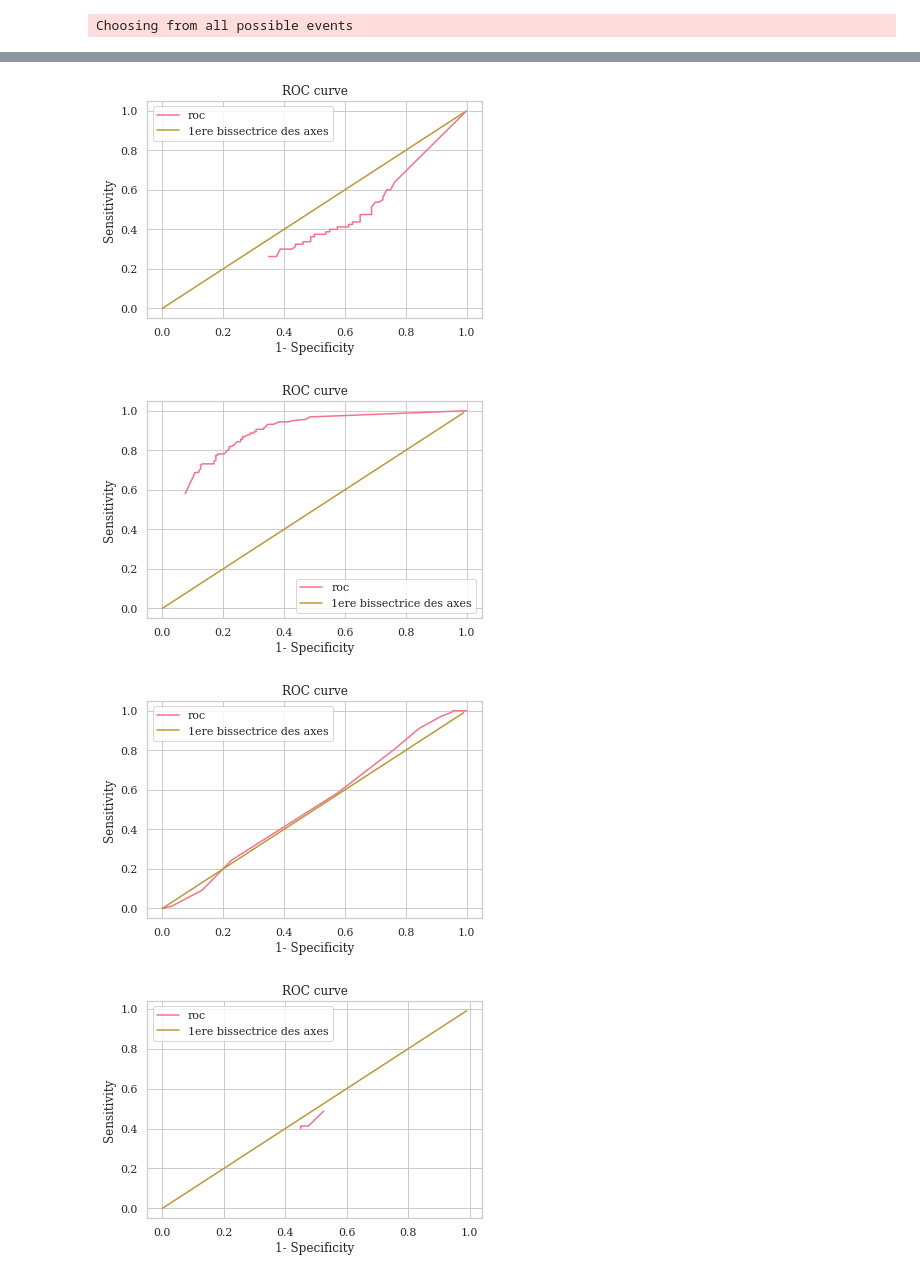
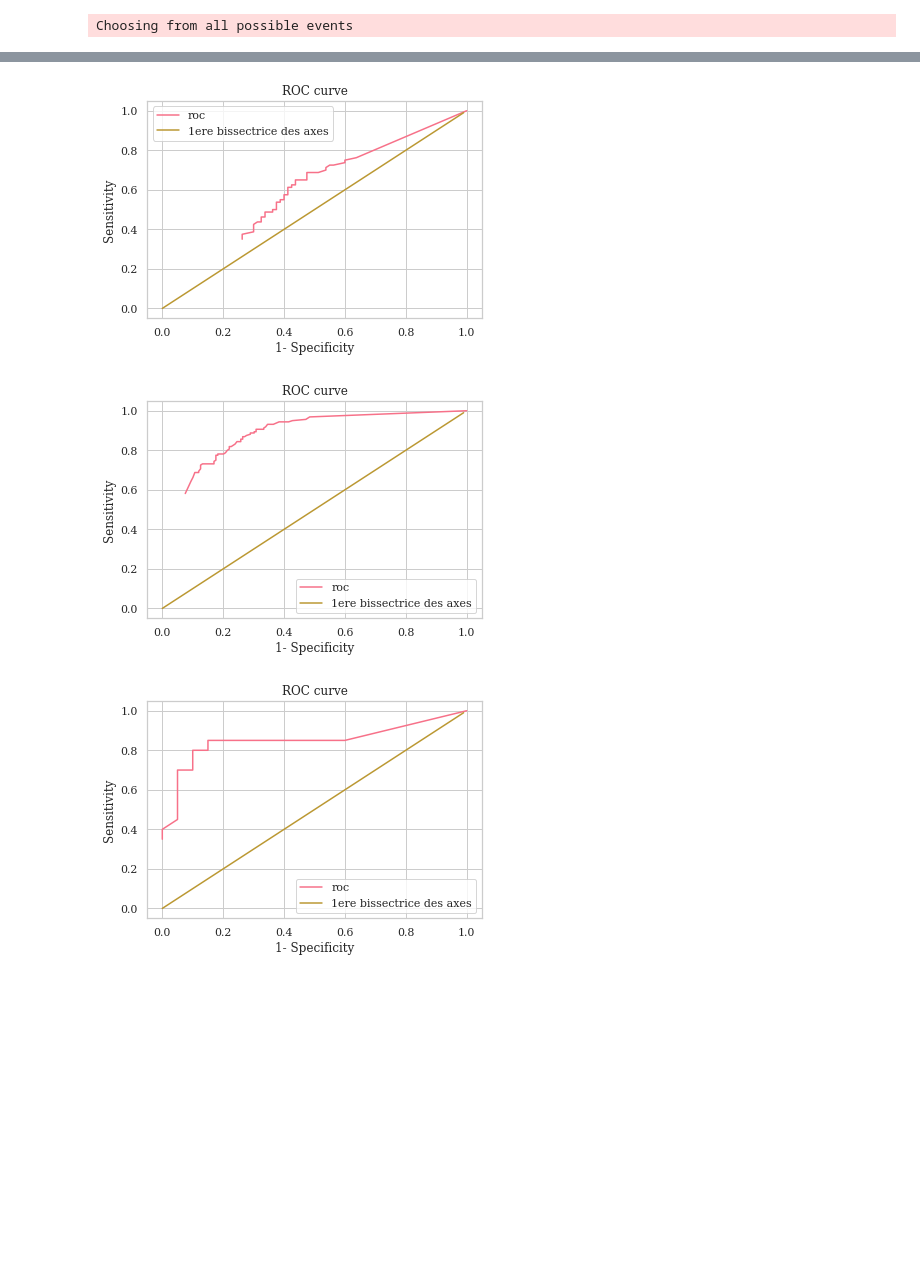
Before and after one commit to Artim436/stage1A, a Jupyter notebook: mi_pipe9_all_datasets.ipynb, the cells around one changed output, grey strips where cells are left out. Drawn from its saved outputs; the diff is of its cells as text; code cells hidden in the pictures; blank space fills up the shorter version.

```diff
--- a/mi_pipe9_all_datasets.ipynb
+++ b/mi_pipe9_all_datasets.ipynb
@@ -126,7 +126,7 @@ def pred_truth(data_source_covs, data_source_labels, n_folds=5):
         PREDICTION.append(a)
     return PREDICTION, TRUTH
 # %%
-def roc_homemade(prediction, truth, threshold, k):
+def roc_homemade(prediction, truth, threshold, k, b):
     tp = 0
     tn = 0
     fp = 0
@@ -140,10 +140,10 @@ def roc_homemade(prediction, truth, threshold, k):
                 prediction2.append(0)
             else:
                 prediction2.append(1)
-            if truth[i][j] == new_labels_names[k][0]: #right_hand
-                truth2.append(0)
-            elif truth[i][j] == new_labels_names[k][1]: #feet
-                truth2.append(1)
+            if truth[i][j] == new_labels_names[k][0]:
+                truth2.append(b)
+            elif truth[i][j] == new_labels_names[k][1]:
+                truth2.append(1-b)
             if prediction2[a] == new_labels[0] and truth2[a] == new_labels[0]:
                 tp += 1
             elif prediction2[a] == new_labels[1] and truth2[a] == new_labels[1]:
@@ -170,29 +197,37 @@ def accuracy(tp, tn, fp, fn):
+# %%
+def fct_roc(k):
+    b = 0
+    if ACCURACY[k] < 0.5:
+        b = 1
+    l_one_spec = []
+    l_senstivity = []
+    n= 100
+    THRESHOLD = [i/n for i in range(0,n)]
+    PREDICTION, TRUTH = pred_truth(DSM[k], DSL[k])
+    for i in range(n):
+        tp, tn, fp, fn = roc_homemade(PREDICTION, TRUTH, THRESHOLD[i], k, b)
+        l_one_spec.append(one_specificity(tp, tn, fp, fn))
+        l_senstivity.append(sensitivity(tp, tn, fp, fn))
+    return l_one_spec, l_senstivity
 # %%
 
 def print_fct_roc(k):
-    l_one_spec = []
-    l_senstivity = []
-    n= 100
+    n = 100
     THRESHOLD = [i/n for i in range(0,n)]
-    PREDICTION, TRUTH = pred_truth(DSM[k], DSL[k])
-    for i in range(n):
-        tp, tn, fp, fn = roc_homemade(PREDICTION, TRUTH, THRESHOLD[i], k)
-        l_one_spec.append(one_specificity(tp, tn, fp, fn))
-        l_senstivity.append(sensitivity(tp, tn, fp, fn))
+    l_one_spec, l_senstivity = fct_roc(k)
     plt.plot(l_one_spec, l_senstivity, label="roc")
     plt.plot(THRESHOLD, THRESHOLD, label="1ere bissectrice des axes")
     plt.xlabel('1- Specificity')
     plt.ylabel('Sensitivity')
     plt.title('ROC curve')
     # plt.xlim(0, 1)
     # plt.ylim(0, 1)
     plt.legend()
     plt.show()
 
 for k in range(len(DSM)):
     print_fct_roc(k)
 # %% [output]
-[figure, old version]
+[figure, new version]
 [figure]
-[figure, old version]
+[figure, new version]
-[figure, removed]
```
Also changed, not shown: parts of 8 cells of this notebook, 1 other file.
